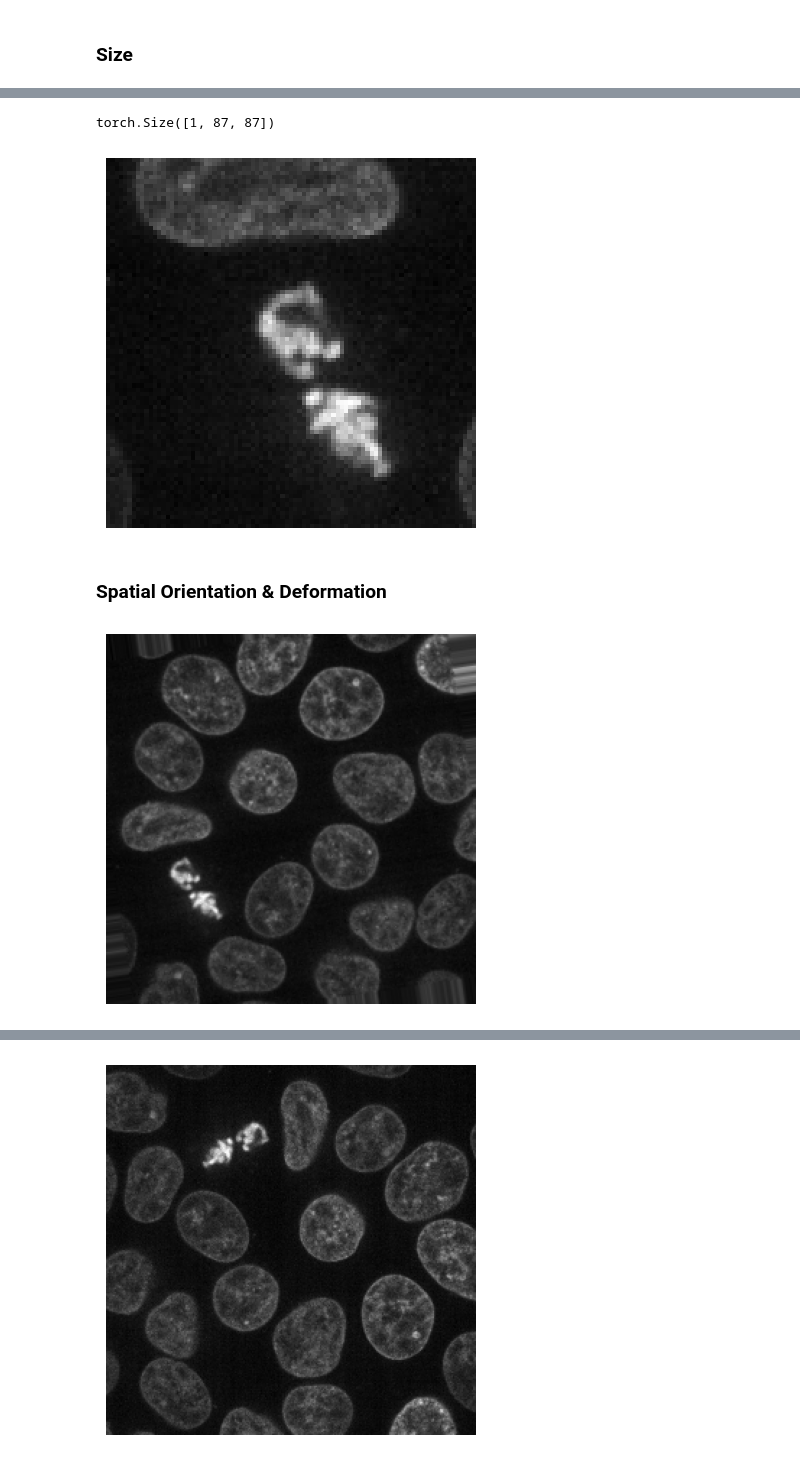
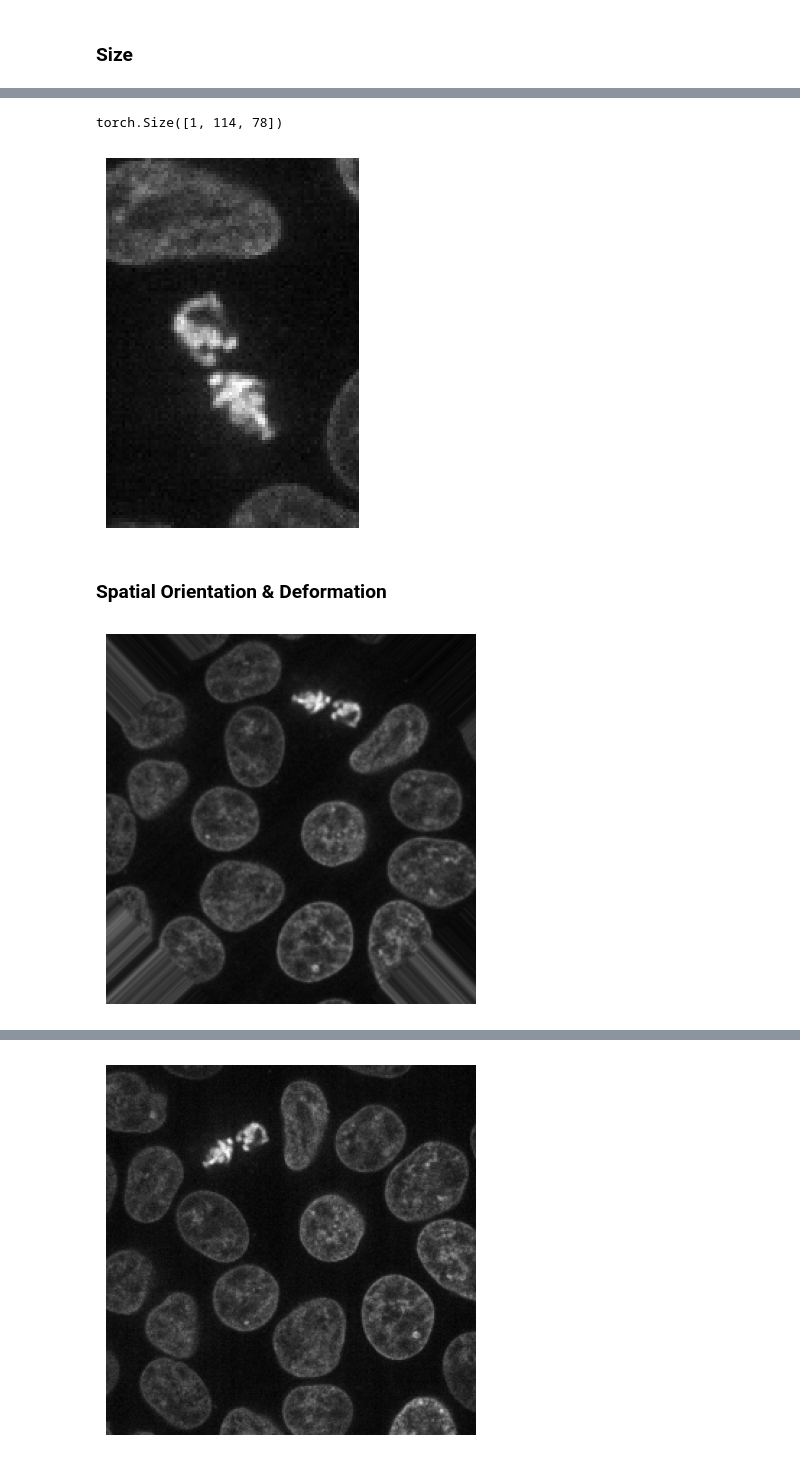
Before and after one commit to deepCLEM/bioMONAI, a Jupyter notebook: nbs/030_transforms.ipynb, the cells around one changed output, grey strips where cells are left out. Drawn from its saved outputs; the diff is of its cells as text; code cells hidden in the pictures.

Commit message:
updated transforms

```diff
--- a/nbs/030_transforms.ipynb
+++ b/nbs/030_transforms.ipynb
@@ -717,7 +593,6 @@ class CenterSpatialCrop(MonaiTransform):
     def __init__(
         self,
         roi_size=None,
-        has_channels=True,
         keys=None,
         **kwargs,
     ):
@@ -731,7 +606,6 @@ class CenterSpatialCrop(MonaiTransform):
 
         super().__init__(
             keys=keys,
-            has_channels=has_channels,
             roi_size=roi_size,   # MONAI expects this arg
             **kwargs,
         )
@@ -1473,7 +1323,7 @@ class ScaleImagePercentiles(Transform):
         return scaled
 # %%
 #| export
-class ScaleImageVariance(Transform):
+class ScaleImageVariance(fastTransform):
     """
     Scales the intensity variance of an ND image to a target value.
     """
@@ -1486,7 +1336,7 @@ class ScaleImageVariance(Transform):
         """Apply intensity variance scaling to a BioImageBase object."""
         bioimagetype = type(x)
         # Calculate the current variance of the image intensities
-        mean, variance = torch.mean(x), torch.var(x)
+        mean, variance = torchmean(x), torchvar(x)
         if variance == 0:
             return bioimagetype(x)  # Avoid division by zero
         # Calculate the scaling factor based on the ratio of target to current variance
@@ -2001,7 +1837,7 @@ def _process_sz(size, ndim=3):
 
 def _get_sz(x):
     if isinstance(x, tuple): x = x[0]
-    if not isinstance(x, Tensor): return fastuple(x.shape[1:])
+    if not isinstance(x, torchTensor): return fastuple(x.shape[1:])
     return fastuple(getattr(x, 'img_size', getattr(x, 'sz', (x.shape[1:])))) # maybe it should swap x and y axes
 # %%
 #| export
@@ -2033,35 +1869,29 @@ class RandCrop(RandMonaiTransform):
     ----------
     spatial_size : sequence
         Desired output spatial size (e.g., (height, width)).
-    has_channels : bool
-        If True, the first dimension is treated as channels and not cropped.
     keys : list of str, optional
         Keys to apply the transform to when using with dictionaries.
     """
-    _monai_transform = mt.RandSpatialCrop
+    _monai_rand_transform = mt.RandSpatialCrop
     _monai_det_transform = mt.SpatialCrop
 
     _val_transform = CenterSpatialCrop
 
     def __init__(self, roi_size,
-                 has_channels=True,
                  keys=None,
-                 isometric_roi=False, # only available for BioImageBase type
                  **kwargs
                  ):
         self.roi_size = roi_size
-        self.isometric_roi = isometric_roi
 
         super().__init__(
             keys=keys,
-            has_channels=has_channels,
             roi_size=roi_size,
             **kwargs,
         )
 
         self.kwargs.pop("prob", None)
 
-    @dispatch
+    # @dispatch
     def before_call(self, b:BioImageBase, split_idx=0):
 
         self.sampled_kwargs = {}
@@ -2079,8 +1909,6 @@ class RandCrop(RandMonaiTransform):
             sampled_roi_size = tuple(
                 self.param_sampler(v) for v in roi_interval
             )
-            if self.isometric_roi:
-                sampled_roi_size = (sampled_roi_size[0],)*len(im_size)
             self.sampled_kwargs["roi_size"] = sampled_roi_size
         else:
             sampled_roi_size = self.roi_size
@@ -2109,11 +1937,11 @@ show_image(im2)
 # %%
-tfm = RandCrop(roi_size=(50, 50), random_size=True, isometric_roi=True)
+tfm = RandCrop(roi_size=(50, 50), random_size=True)
 im2 = tfm(BioImageBase(im))
 print(im2.shape)
 show_image(im2)
 # %% [output]
-torch.Size([1, 87, 87])
+torch.Size([1, 114, 78])
-[figure, old version]
+[figure, new version]
 # %%
 #| export
 RandSpatialCrop = RandCrop
@@ -2249,10 +2077,10 @@ class RandRotate(RandMonaiTransform):
 
         return type(x)(x=out, meta=x.meta)
 # %%
-tfm = RandRotate(range_x=(-30, 30), keep_size=True, keys='image', prob=1)
+tfm = RandRotate(range_x=(-30, 30), keep_size=True, prob=1)
 show_image(tfm(BioImageBase(im)));
 # %% [output]
-[figure, old version]
+[figure, new version]
 # %%
 # Define a random tensor
 orig_size = (1,4,4)
```
Also changed, not shown: parts of 51 cells of this notebook, 5 other files.
